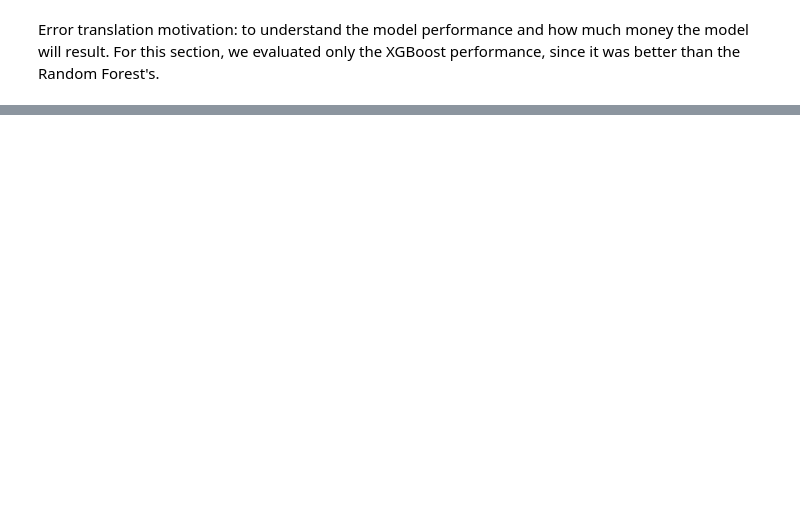
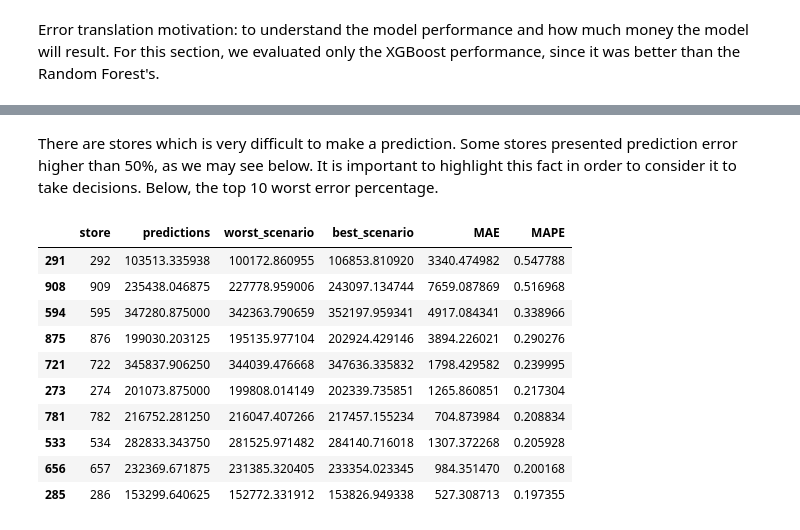
Before and after one commit to lucasquemelli/Rossman_Store_Sales, a Jupyter notebook: rossmann_store_sales.ipynb, the cells around one changed output, grey strips where cells are left out. Drawn from its saved outputs; the diff is of its cells as text; code cells hidden in the pictures; blank space fills up the shorter version.

```diff
--- a/rossmann_store_sales.ipynb
+++ b/rossmann_store_sales.ipynb
@@ -2389,0 +2469,16 @@ In our project, the metrics above means:
+# %% [markdown]
+There are stores which is very difficult to make a prediction. Some stores presented prediction error higher than 50%, as we may see below. It is important to highlight this fact in order to consider it to take decisions. Below, the top 10 worst error percentage.
+# %%
+df9_2.sort_values("MAPE", ascending=False).head(10)
+# %% [output]
+|  | store | predictions | worst_scenario | best_scenario | MAE | MAPE |
+| 291 | 292 | 103513.335938 | 100172.860955 | 106853.810920 | 3340.474982 | 0.547788 |
+| 908 | 909 | 235438.046875 | 227778.959006 | 243097.134744 | 7659.087869 | 0.516968 |
+| 594 | 595 | 347280.875000 | 342363.790659 | 352197.959341 | 4917.084341 | 0.338966 |
+| 875 | 876 | 199030.203125 | 195135.977104 | 202924.429146 | 3894.226021 | 0.290276 |
+| 721 | 722 | 345837.906250 | 344039.476668 | 347636.335832 | 1798.429582 | 0.239995 |
+| 273 | 274 | 201073.875000 | 199808.014149 | 202339.735851 | 1265.860851 | 0.217304 |
+| 781 | 782 | 216752.281250 | 216047.407266 | 217457.155234 | 704.873984 | 0.208834 |
+| 533 | 534 | 282833.343750 | 281525.971482 | 284140.716018 | 1307.372268 | 0.205928 |
+| 656 | 657 | 232369.671875 | 231385.320405 | 233354.023345 | 984.351470 | 0.200168 |
+| 285 | 286 | 153299.640625 | 152772.331912 | 153826.949338 | 527.308713 | 0.197355 |
```
Also changed, not shown: parts of 18 cells of this notebook.
